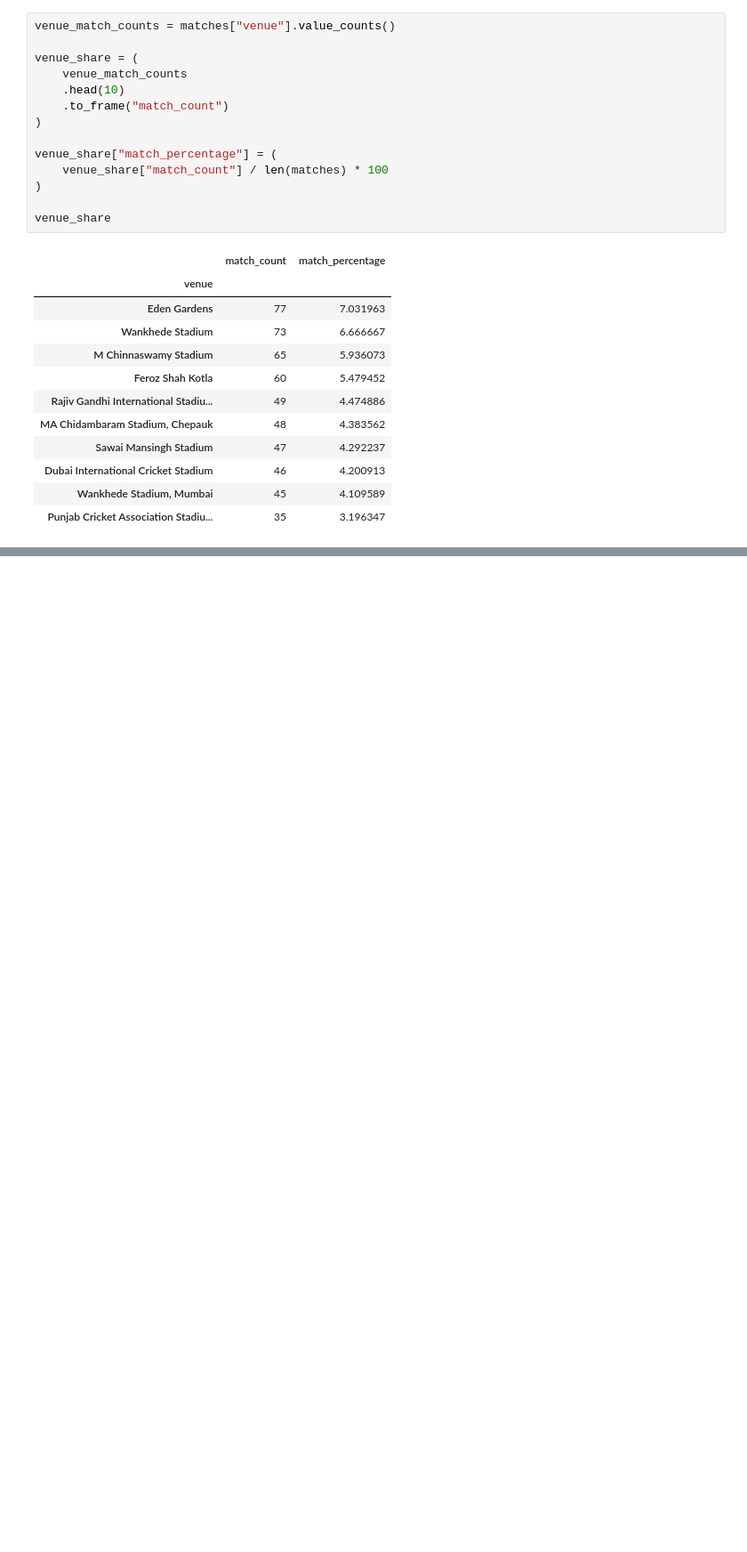
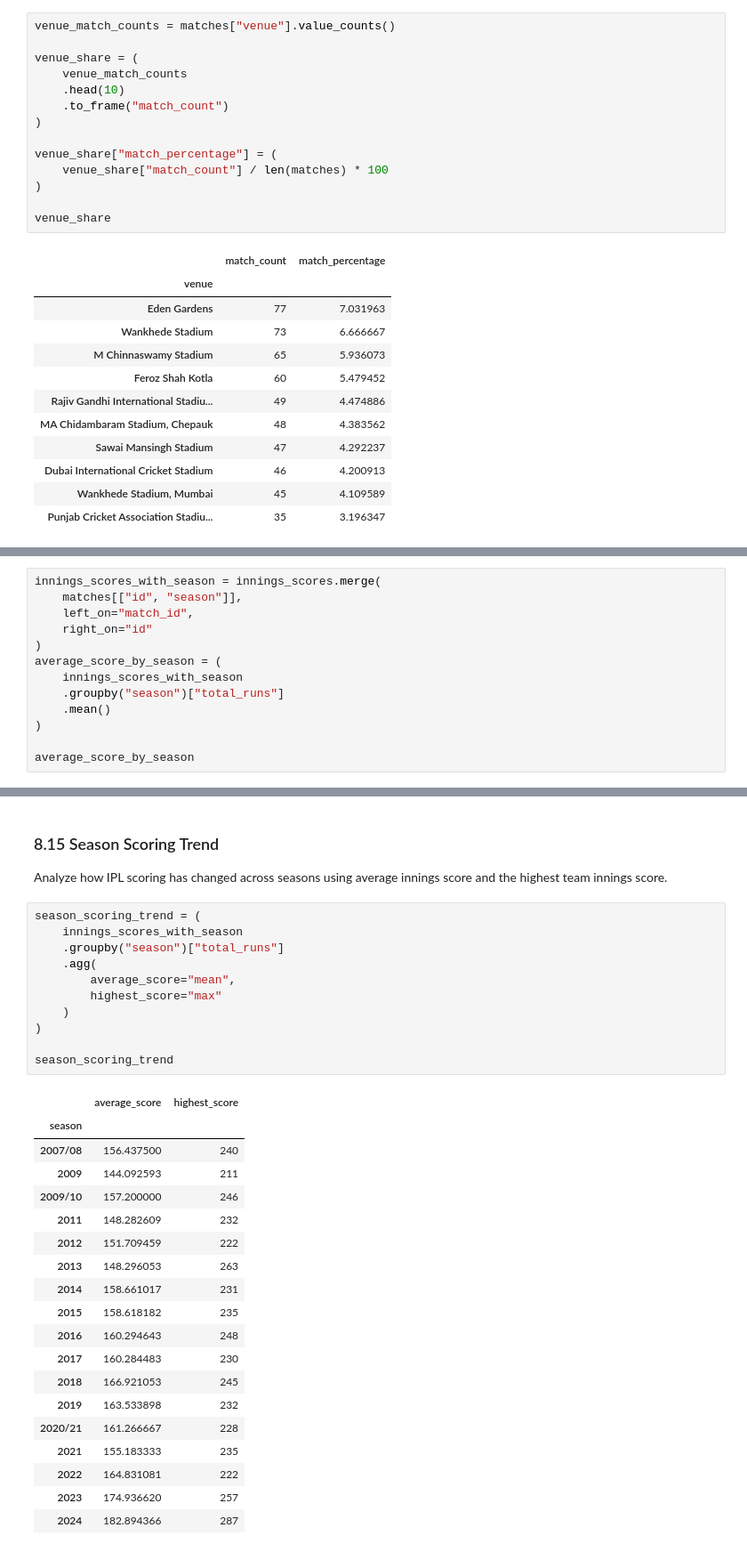
Before and after one commit to khalil-Gardiwal/ipl-data-analysis, a Jupyter notebook: notebooks/ipl-analysis.ipynb, the cells around one changed output, grey strips where cells are left out. Shown at 89% size. Drawn from its saved outputs; the diff is of its cells as text; blank space fills up the shorter version.

```diff
--- a/notebooks/ipl-analysis.ipynb
+++ b/notebooks/ipl-analysis.ipynb
@@ -1405,0 +1491,13 @@ venue_share
+# %%
+innings_scores_with_season = innings_scores.merge(
+    matches[["id", "season"]],
+    left_on="match_id",
+    right_on="id"
+)
+average_score_by_season = (
+    innings_scores_with_season
+    .groupby("season")["total_runs"]
+    .mean()
+)
+
+average_score_by_season
@@ -1405,0 +1800,35 @@ venue_share
+# %% [markdown]
+### 8.15 Season Scoring Trend
+
+Analyze how IPL scoring has changed across seasons using average innings score and the highest team innings score.
+# %%
+season_scoring_trend = (
+    innings_scores_with_season
+    .groupby("season")["total_runs"]
+    .agg(
+        average_score="mean",
+        highest_score="max"
+    )
+)
+
+season_scoring_trend
+# %% [output]
+|  | average_score | highest_score |
+| season |  |  |
+| 2007/08 | 156.437500 | 240 |
+| 2009 | 144.092593 | 211 |
+| 2009/10 | 157.200000 | 246 |
+| 2011 | 148.282609 | 232 |
+| 2012 | 151.709459 | 222 |
+| 2013 | 148.296053 | 263 |
+| 2014 | 158.661017 | 231 |
+| 2015 | 158.618182 | 235 |
+| 2016 | 160.294643 | 248 |
+| 2017 | 160.284483 | 230 |
+| 2018 | 166.921053 | 245 |
+| 2019 | 163.533898 | 232 |
+| 2020/21 | 161.266667 | 228 |
+| 2021 | 155.183333 | 235 |
+| 2022 | 164.831081 | 222 |
+| 2023 | 174.936620 | 257 |
+| 2024 | 182.894366 | 287 |
```
Also changed, not shown: parts of 27 cells of this notebook.
